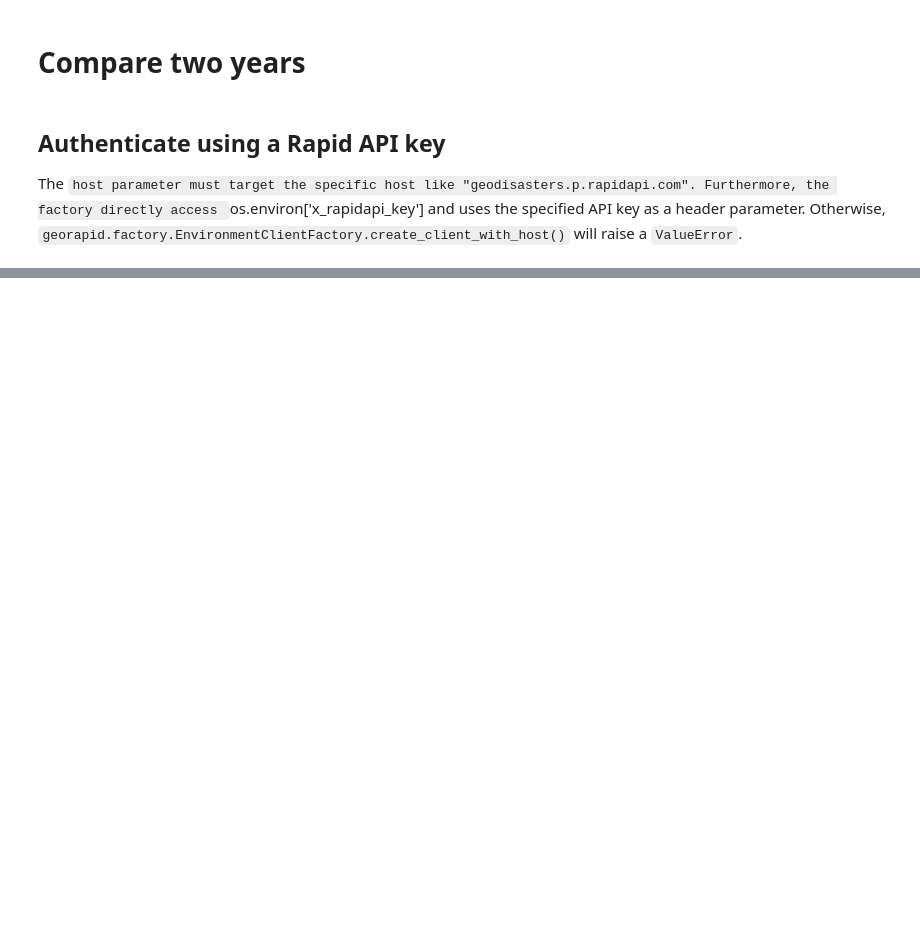
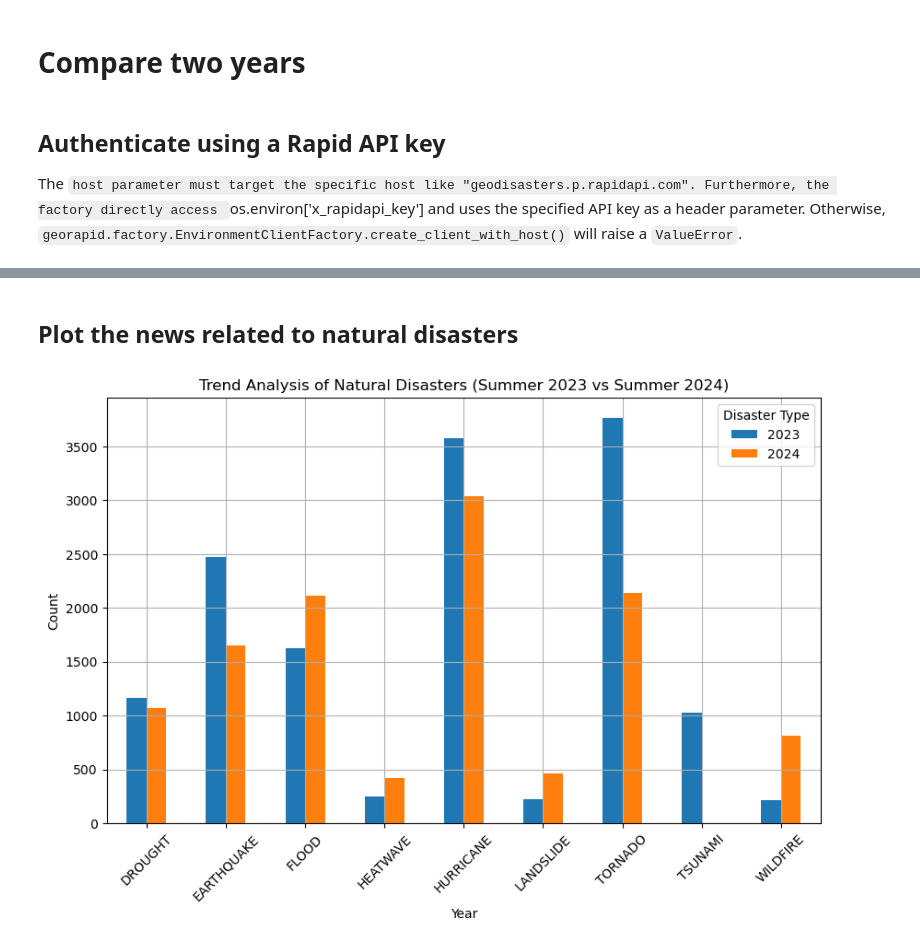
Before and after one commit to Geospatial-AI-DE/geodisasters-py, a Jupyter notebook: notebooks/Compare Two Years.ipynb, the cells around one changed output, grey strips where cells are left out. Cells and saved outputs as stored; diff of their text form; code cells hidden in the pictures; blank space fills up the shorter version.

Commit message:
Updated the trend analysis of two years

```diff
--- a/notebooks/Compare Two Years.ipynb
+++ b/notebooks/Compare Two Years.ipynb
@@ -76,0 +115,2 @@ summer_2024_fset.sdf
+# %% [markdown]
+## Plot the news related to natural disasters
@@ -76,0 +120,30 @@ summer_2024_fset.sdf
+# %%
+# Copy the dataframes
+summer_2023_df = summer_2023_fset.sdf
+summer_2024_df = summer_2024_fset.sdf
+
+# Add a year and month column
+summer_2023_df['year'] = pd.to_datetime(summer_2023_df['from']).dt.to_period('Y').astype(str)
+summer_2024_df['year'] = pd.to_datetime(summer_2024_df['from']).dt.to_period('Y').astype(str)
+
+# Combine the dataframes
+combined_df = pd.concat([summer_2023_df, summer_2024_df])
+
+# Group by theme and year, then sum the counts
+grouped_df = combined_df.groupby(['theme', 'year'])['count'].sum().reset_index()
+
+# Pivot the dataframe for easier plotting
+pivot_df = grouped_df.pivot(index='theme', columns='year', values='count').fillna(0)
+
+# Plot the data
+pivot_df.plot(kind='bar', figsize=(10, 6))
+
+plt.title('Trend Analysis of Natural Disasters (Summer 2023 vs Summer 2024)')
+plt.xlabel('Year')
+plt.ylabel('Count')
+plt.legend(title='Disaster Type')
+plt.xticks(rotation=45)
+plt.grid(True)
+plt.show()
+# %% [output]
+[figure, added]
```
Also changed, not shown: parts of 9 cells of this notebook.
